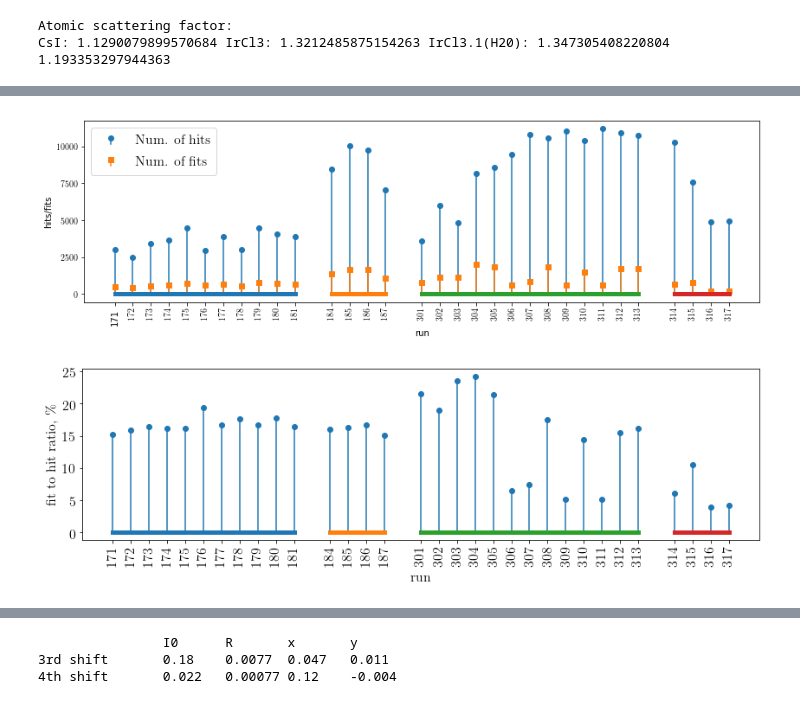
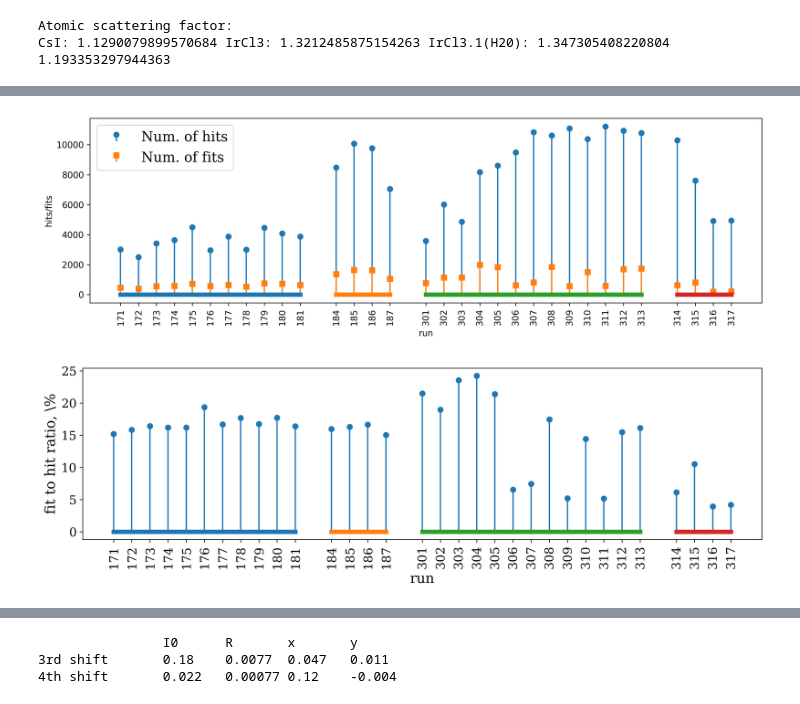
Before and after one commit to FilipeMaia/euxfel2013-analysis, a Jupyter notebook: figs/show_fits_analysis.ipynb, the cells around one changed output, grey strips where cells are left out. Saved outputs shown, nothing was run; the diff lists cells and outputs as text; code cells hidden in the pictures.

```diff
--- a/figs/show_fits_analysis.ipynb
+++ b/figs/show_fits_analysis.ipynb
@@ -105,24 +105,20 @@ fits.read(run, asfs, os.path.join(basedir, "fits/fit_spr_r{:04d}.h5"), 1.09)
 # %%
-fig = plt.figure(figsize=(12, 4))
+fig = plt.figure(figsize=(12, 4), tight_layout=True, dpi=300)
 ax = fig.gca()
 fits.plot_n_by_run((fits.nhit, fits.nfit), ("Num. of hits", "Num. of fits"), ax=ax)
 ax.set_ylabel("hits/fits")
 #ax.legend(("Num. of hits", "Num. of fits"), loc=2)
 ax.legend()
-plt.tight_layout()
-fig.savefig("fig_fits_1.png", dpi=300)
 plt.show()
 # %% [output]
-[figure, old version]
+[figure, new version]
 # %%
 r = 100*np.array(fits.nfit, dtype=float) / np.array(fits.nhit, dtype=float)
 
-fig = plt.figure(figsize=(12, 4))
+fig = plt.figure(figsize=(12, 4), tight_layout=True, dpi=300)
 ax = fig.gca()
 fits.plot_n_by_run((r,), ax=ax)
 ax.set_ylabel("fit to hit ratio, \%")
-plt.tight_layout()
-fig.savefig("fig_fits_2.png", dpi=300)
 plt.show()
 # %% [output]
-[figure, old version]
+[figure, new version]
```
Also changed, not shown: parts of 14 cells of this notebook, 48 other files.
